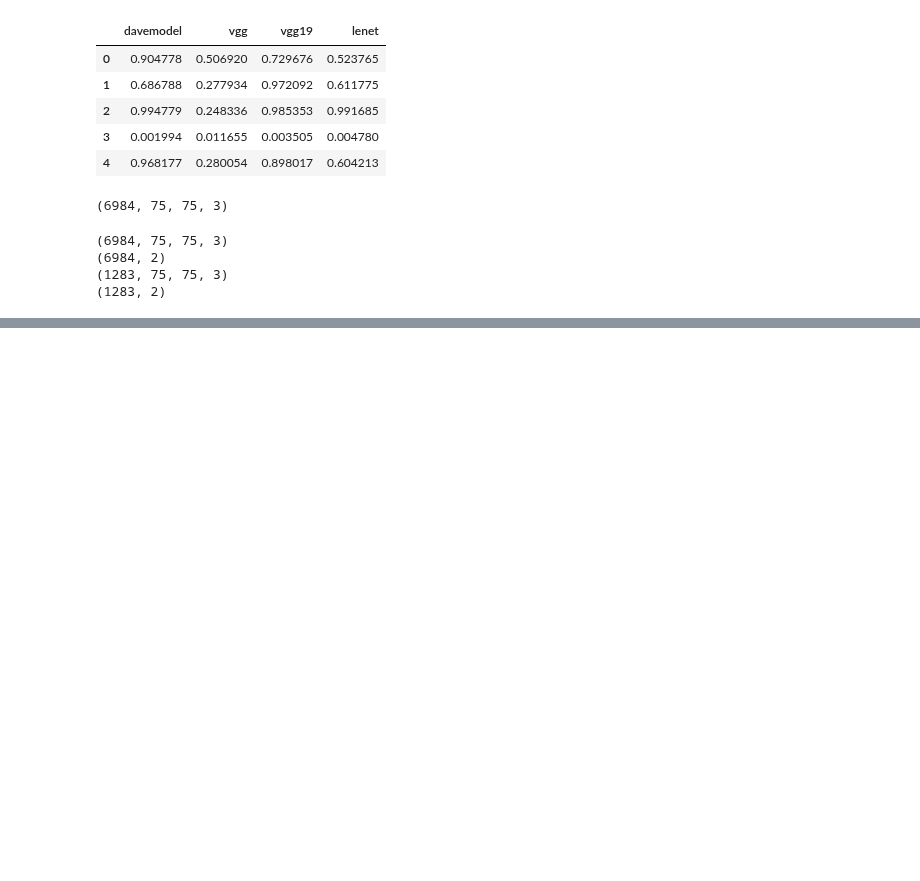
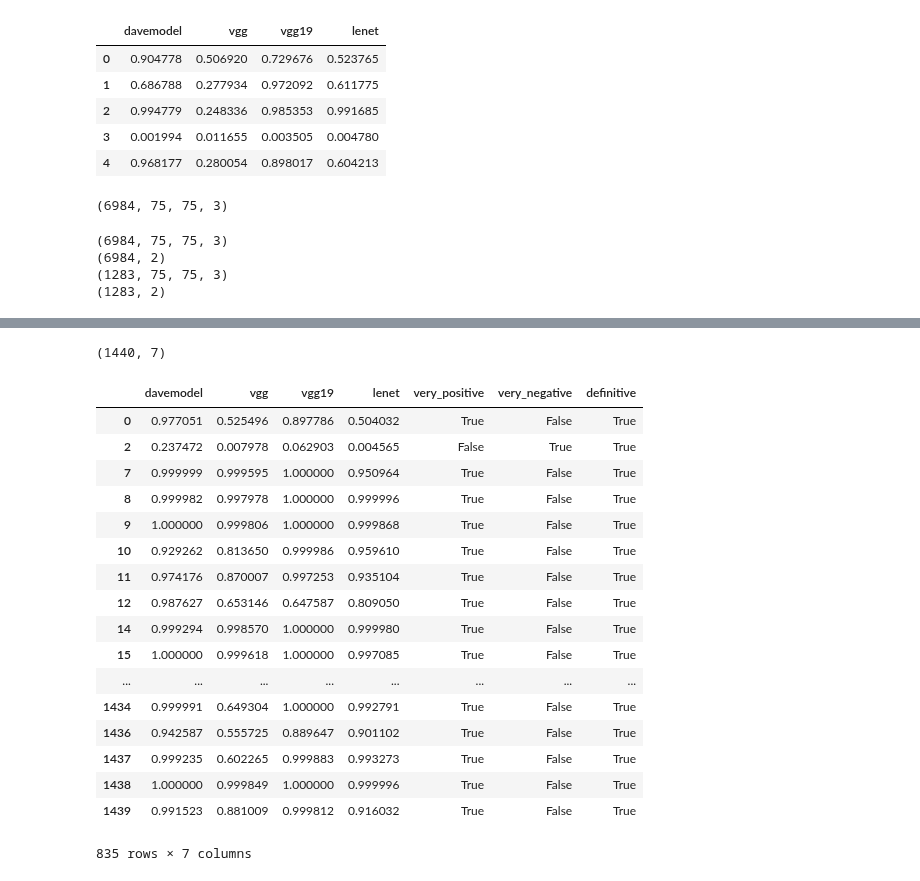
Before and after one commit to macwong/MachineLearning, a Jupyter notebook: Kaggle/Statoil C-CORE Iceberg Classifier/Pseudo Labelling.ipynb, the cells around one changed output, grey strips where cells are left out. Cells and saved outputs as stored; diff of their text form; code cells hidden in the pictures; blank space fills up the shorter version.

Commit message:
A whole bunch of pseudo-labelling changes

```diff
--- a/Kaggle/Statoil C-CORE Iceberg Classifier/Pseudo Labelling.ipynb
+++ b/Kaggle/Statoil C-CORE Iceberg Classifier/Pseudo Labelling.ipynb
@@ -144,3 +139,10 @@ trainRunner = Trainer([
+# %%
+trainRunner = Trainer([
+    DaveModel(Xtr_p, ytr_p, Xv_p, yv_p),
+    DaveVGG(Xtr_p, ytr_p, Xv_p, yv_p),
+    DaveVGG19(Xtr_p, ytr_p, Xv_p, yv_p),
+    LeNetModel(Xtr_p, ytr_p, Xv_p, yv_p)
+])
 # %%
 trainRunner.train(epoch = 50)
 # %% [output]
@@ -164,0 +166,26 @@ KeyboardInterrupt:
+# %%
+from keras.preprocessing.image import ImageDataGenerator
+
+
+# After this, let's try and predict the non-definitive data, and see if it's now definitive
+predict = []
+# X_test = helpers.get_images(test)
+blah = X_test[results["label"] < 0]
+
+for model in trainRunner.models:
+    pred_gen = ImageDataGenerator()
+    predict.append(model.model.predict_generator(pred_gen.flow(blah, batch_size=32, shuffle = False), len(blah) / 32))
+
+#     if submit:
+#         self.create_submission(predict, test)
+#     predict.append(model.predict(blah))
+
+# Also, do a predict and submit
+# %%
+results2 = pd.DataFrame()
+
+for model2 in trainRunner.models:
+    name = model2.get_name()
+    print(name)
+    test2 = model2.model.predict(blah)
+    results2[name] = test2[:, 0]
@@ -164,0 +206,28 @@ KeyboardInterrupt:
+# %%
+results2["very_positive"] = results2.apply(lambda x: x["davemodel"] > 0.5 and x["vgg"] > 0.5 and x["vgg19"] > 0.5 and x["lenet"] > 0.5, axis = 1)
+results2["very_negative"] = results2.apply(lambda x: x["davemodel"] <= 0.5 and x["vgg"] <= 0.5 and x["vgg19"] <= 0.5 and x["lenet"] <= 0.5, axis = 1)
+results2["definitive"] = results2["very_positive"] | results2["very_negative"]
+# %%
+print(results2.shape)
+
+results2[results2["definitive"]]
+# %% [output]
+(1440, 7)
+|  | davemodel | vgg | vgg19 | lenet | very_positive | very_negative | definitive |
+| 0 | 0.977051 | 0.525496 | 0.897786 | 0.504032 | True | False | True |
+| 2 | 0.237472 | 0.007978 | 0.062903 | 0.004565 | False | True | True |
+| 7 | 0.999999 | 0.999595 | 1.000000 | 0.950964 | True | False | True |
+| 8 | 0.999982 | 0.997978 | 1.000000 | 0.999996 | True | False | True |
+| 9 | 1.000000 | 0.999806 | 1.000000 | 0.999868 | True | False | True |
+| 10 | 0.929262 | 0.813650 | 0.999986 | 0.959610 | True | False | True |
+| 11 | 0.974176 | 0.870007 | 0.997253 | 0.935104 | True | False | True |
+| 12 | 0.987627 | 0.653146 | 0.647587 | 0.809050 | True | False | True |
+| 14 | 0.999294 | 0.998570 | 1.000000 | 0.999980 | True | False | True |
+| 15 | 1.000000 | 0.999618 | 1.000000 | 0.997085 | True | False | True |
+| ... | ... | ... | ... | ... | ... | ... | ... |
+| 1434 | 0.999991 | 0.649304 | 1.000000 | 0.992791 | True | False | True |
+| 1436 | 0.942587 | 0.555725 | 0.889647 | 0.901102 | True | False | True |
+| 1437 | 0.999235 | 0.602265 | 0.999883 | 0.993273 | True | False | True |
+| 1438 | 1.000000 | 0.999849 | 1.000000 | 0.999996 | True | False | True |
+| 1439 | 0.991523 | 0.881009 | 0.999812 | 0.916032 | True | False | True |
+835 rows × 7 columns
```
Also changed, not shown: parts of 5 cells of this notebook.
